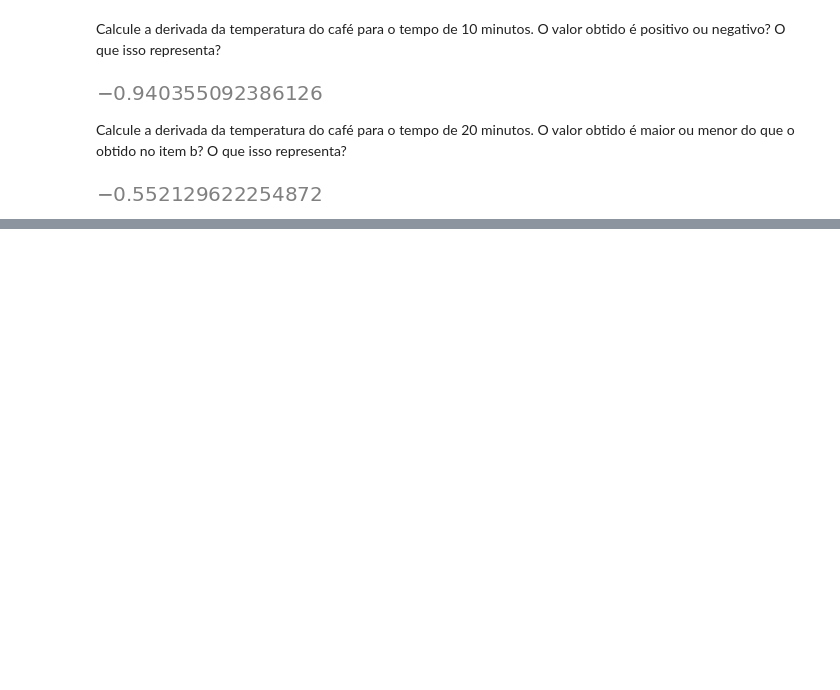
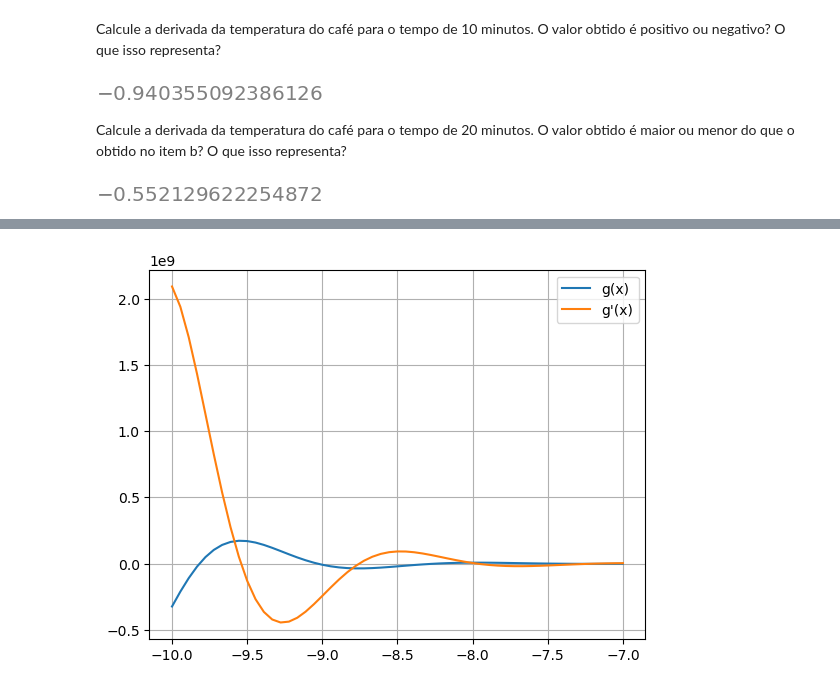
Before and after one commit to samirsaravia/AL-Calc, a Jupyter notebook: Calculo/HW-derivadas3.ipynb, the cells around one changed output, grey strips where cells are left out. Saved outputs shown, nothing was run; the diff lists cells and outputs as text; code cells hidden in the pictures; blank space fills up the shorter version.

```diff
--- a/Calculo/HW-derivadas3.ipynb
+++ b/Calculo/HW-derivadas3.ipynb
@@ -338,0 +351,12 @@ T11.subs(t,20)
+# %%
+gtx = np.linspace(-10,-7,55)
+# %%
+gt1f = lambdify(t, gt.evalf())
+gt11f = lambdify(t, diff(gt, t).evalf())
+# %%
+gty = gt1f(gtx)
+gt1y = gt11f(gtx)
+# %%
+grafico(gtx, gty, gt1y)
+# %% [output]
+[figure, added]
```
Also changed, not shown: parts of 4 cells of this notebook.
